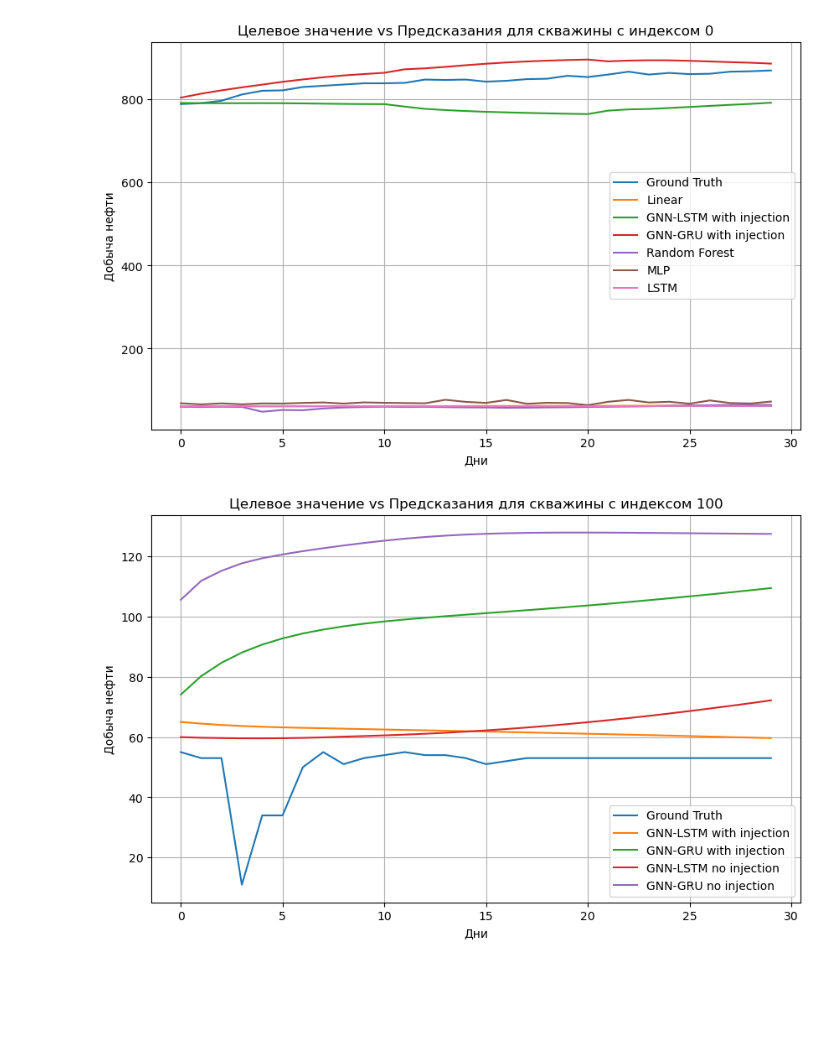
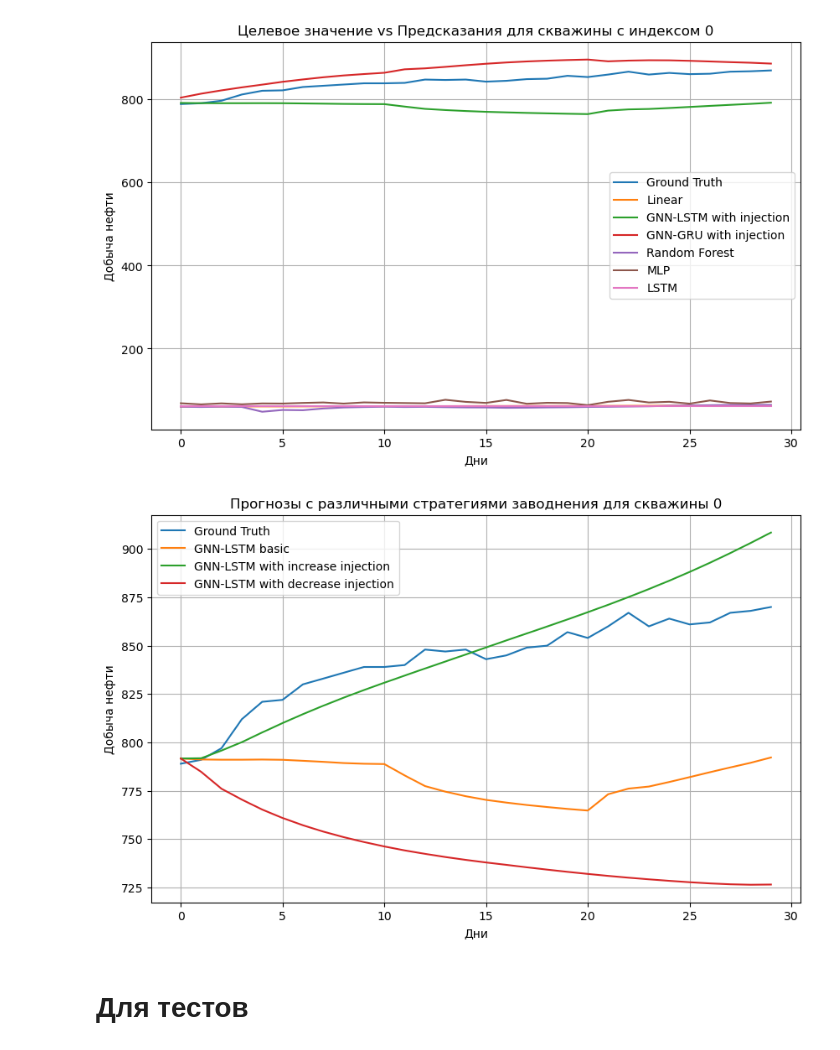
Before and after one commit to KamilFatkhiev/oil-production-prediction-with-gnn, a Jupyter notebook: simple_models.ipynb, the cells around one changed output. Drawn from its saved outputs; the diff is of its cells as text; code cells hidden in the pictures; blank space fills up the shorter version.

```diff
--- a/simple_models.ipynb
+++ b/simple_models.ipynb
@@ -487,17 +531,30 @@ plt.show()
 # %%
 import matplotlib.pyplot as plt
 
+# plt.figure(figsize=(10, 6))
+# plt.plot(g_true, label='Ground Truth')
+# plt.plot(gnn_orig, label='GNN-GRU basic')
+# plt.plot(gnn_increase, label='GNN-GRU with increase injection')
+# plt.plot(gnn_decrease, label='GNN-GRU with decrease injection')
+# plt.title(f'Прогнозы с различными стратегиями заводнения для скважины {idx}')
+# plt.xlabel('Дни')
+# plt.ylabel('Добыча нефти')
+# plt.legend()
+# plt.grid(True)
+# plt.show()
+
 plt.figure(figsize=(10, 6))
 plt.plot(g_true, label='Ground Truth')
-plt.plot(gnn_lstm, label='GNN-LSTM with injection')
-plt.plot(gnn_gru, label='GNN-GRU with injection')
-plt.plot(gnn_lstm_no_water, label='GNN-LSTM no injection')
-plt.plot(gnn_gru_no_water, label='GNN-GRU no injection')
-plt.title(f'Целевое значение vs Предсказания для скважины с индексом {idx}')
+plt.plot(gnn_orig, label='GNN-LSTM basic')
+plt.plot(gnn_increase, label='GNN-LSTM with increase injection')
+plt.plot(gnn_decrease, label='GNN-LSTM with decrease injection')
+plt.title(f'Прогнозы с различными стратегиями заводнения для скважины {idx}')
 plt.xlabel('Дни')
 plt.ylabel('Добыча нефти')
 plt.legend()
 plt.grid(True)
 plt.show()
 # %% [output]
-[figure, old version]
+[figure, new version]
+# %% [markdown]
+# Для тестов
```
Also changed, not shown: parts of 19 cells of this notebook, 8 other files.
